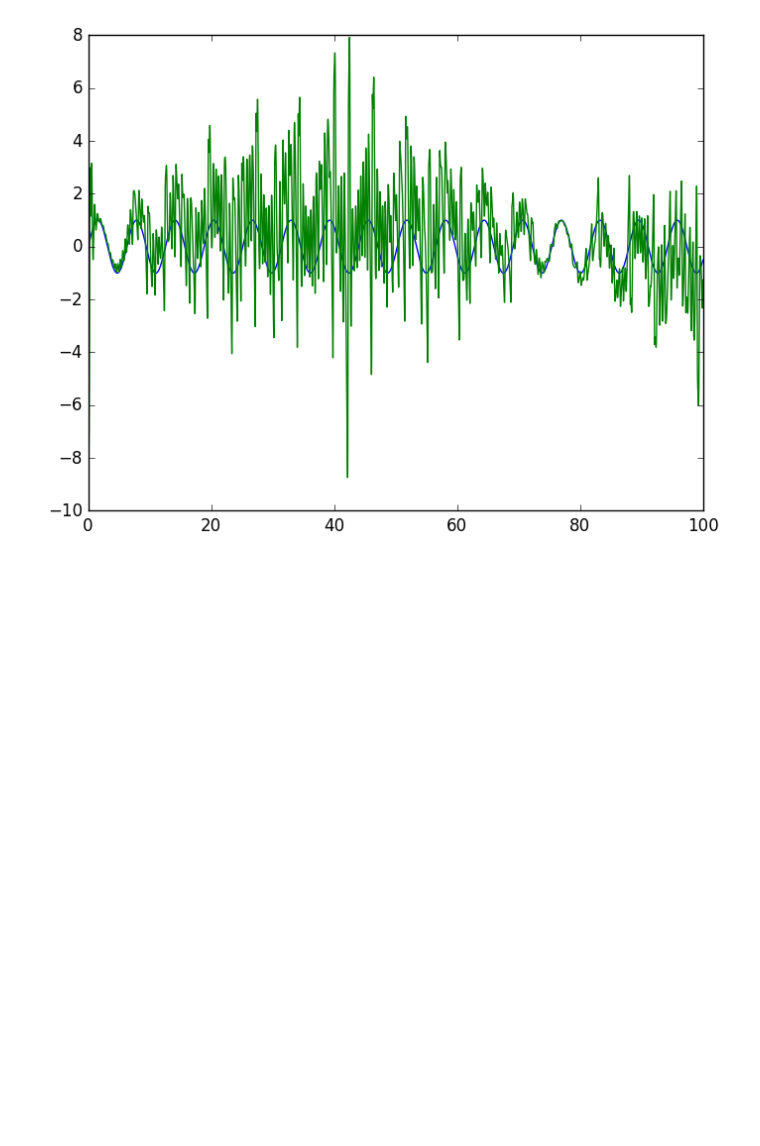
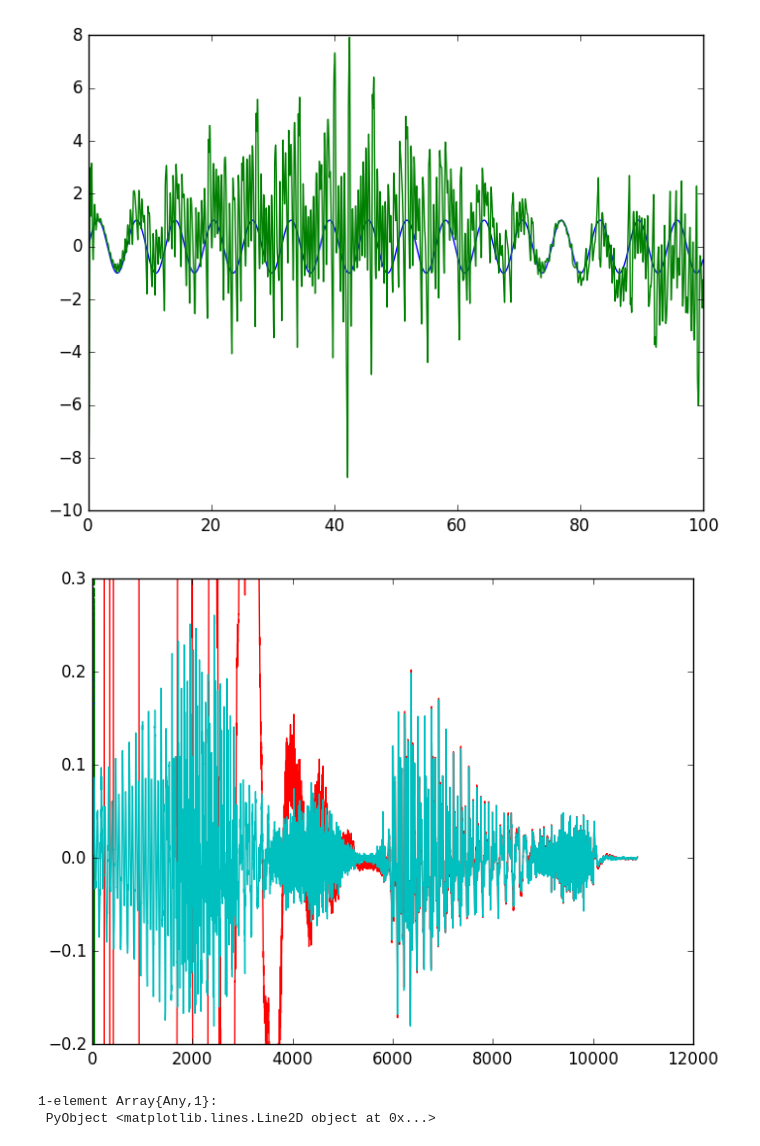
Before and after one commit to ignacio-vc/ChaosCrypto, a Jupyter notebook: wip/Notebook de Tests.ipynb, the cells around one changed output. Cells and saved outputs as stored; diff of their text form; code cells hidden in the pictures; blank space fills up the shorter version.

```diff
--- a/wip/Notebook de Tests.ipynb
+++ b/wip/Notebook de Tests.ipynb
@@ -80,3 +82,42 @@ end
 # %% [output]
 Interact.Slider{Float64}(Signal{Float64}(0.041, nactions=0),"φ",0.041,0.001:0.01:0.091,true)
 [figure]
+# %%
+using WAV
+
+# cosas para el audio
+sonido,fs = wavread("test.wav");
+valores = [x[1] for x in sonido]
+usados = copy(valores);
+
+function lorenzAudio(xx,t)
+    x, y, z, xr, yr, zr = xx
+
+    m = shift!(valores)
+    s = x + m
+        [AD.Taylor(x,[LO.σ*(y-x)]),
+        AD.Taylor(y,[(LO.ρ*x - y - x*z)]),
+        AD.Taylor(z,[x*y-LO.β*z]),
+        AD.Taylor(xr,[LO.σ*(yr-xr)]),
+        AD.Taylor(yr,[(LO.ρ*s - yr - s*zr)]),
+        AD.Taylor(zr,[(s*yr - LO.β*zr)])]
+end
+
+vecs,t = LO.integrador([1.,1.,1.,1.,100.,100.],lorenzAudio,(length(usados)-2)*1e-3)
+
+m=usados[1:length(vecs)]
+s=[x[1] for x in vecs]+m
+mhat = s-[x[4] for x in vecs]
+plot(t,m,".")
+plot(t,mhat,".")
+
+
+plot(mhat)
+ylim(-.2,.3)
+
+
+plot(usados)
+# %% [output]
+[figure, added]
+1-element Array{Any,1}:
+ PyObject <matplotlib.lines.Line2D object at 0x...>
```
Also changed, not shown: parts of 1 cell of this notebook, 1 other file.
